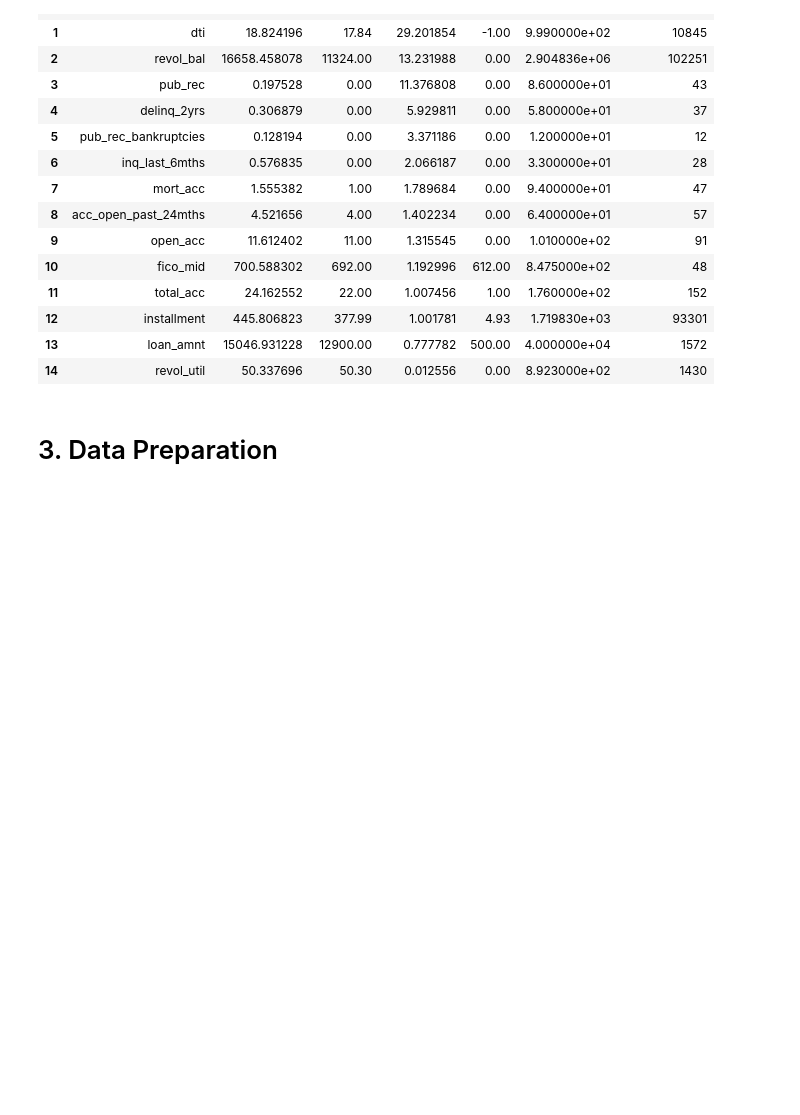
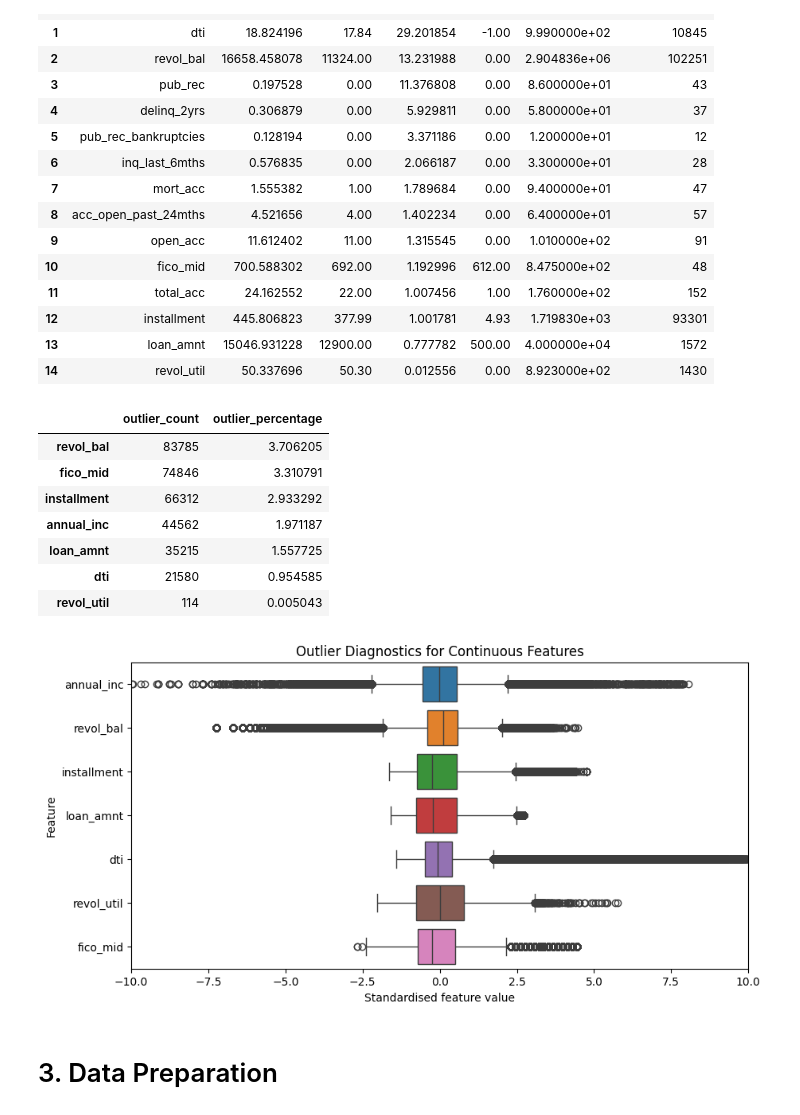
Before and after one commit to TimAngevare/Adversarial-Attacks-on-Class-Imbalanced-Lending-Default-Models, a Jupyter notebook: Notebook_Final_V1.ipynb, the cells around one changed output. Saved outputs shown, nothing was run; the diff lists cells and outputs as text; code cells hidden in the pictures; blank space fills up the shorter version.

```diff
--- a/Notebook_Final_V1.ipynb
+++ b/Notebook_Final_V1.ipynb
@@ -722,6 +722,53 @@ display(skew_summary)
 | 12 | installment | 445.806823 | 377.99 | 1.001781 | 4.93 | 1.719830e+03 | 93301 |
 | 13 | loan_amnt | 15046.931228 | 12900.00 | 0.777782 | 500.00 | 4.000000e+04 | 1572 |
 | 14 | revol_util | 50.337696 | 50.30 | 0.012556 | 0.00 | 8.923000e+02 | 1430 |
+# %%
+continuous_cols = [
+    "annual_inc",
+    "revol_bal",
+    "installment",
+    "loan_amnt",
+    "dti",
+    "revol_util",
+    "fico_mid"
+]
+
+Q1 = df[continuous_cols].quantile(0.25)
+Q3 = df[continuous_cols].quantile(0.75)
+IQR = Q3 - Q1
+
+lower_bound = Q1 - 1.5 * IQR
+upper_bound = Q3 + 1.5 * IQR
+
+outlier_mask = (df[continuous_cols] < lower_bound) | (df[continuous_cols] > upper_bound)
+
+outlier_summary = pd.DataFrame({
+    "outlier_count": outlier_mask.sum(),
+    "outlier_percentage": outlier_mask.mean() * 100
+}).sort_values("outlier_percentage", ascending=False)
+
+display(outlier_summary)
+
+df_boxplot = df[continuous_cols].copy()
+df_boxplot = (df_boxplot - df_boxplot.mean()) / df_boxplot.std()
+
+plt.figure(figsize=(10, 5))
+sns.boxplot(data=df_boxplot, orient="h")
+plt.title("Outlier Diagnostics for Continuous Features")
+plt.xlabel("Standardised feature value")
+plt.ylabel("Feature")
+plt.xlim(-10, 10)
+plt.show()
+# %% [output]
+|  | outlier_count | outlier_percentage |
+| revol_bal | 83785 | 3.706205 |
+| fico_mid | 74846 | 3.310791 |
+| installment | 66312 | 2.933292 |
+| annual_inc | 44562 | 1.971187 |
+| loan_amnt | 35215 | 1.557725 |
+| dti | 21580 | 0.954585 |
+| revol_util | 114 | 0.005043 |
+[figure, added]
 # %% [markdown]
 # 3. Data Preparation
 # %% [markdown]
```
Also changed, not shown: parts of 3 cells of this notebook.
